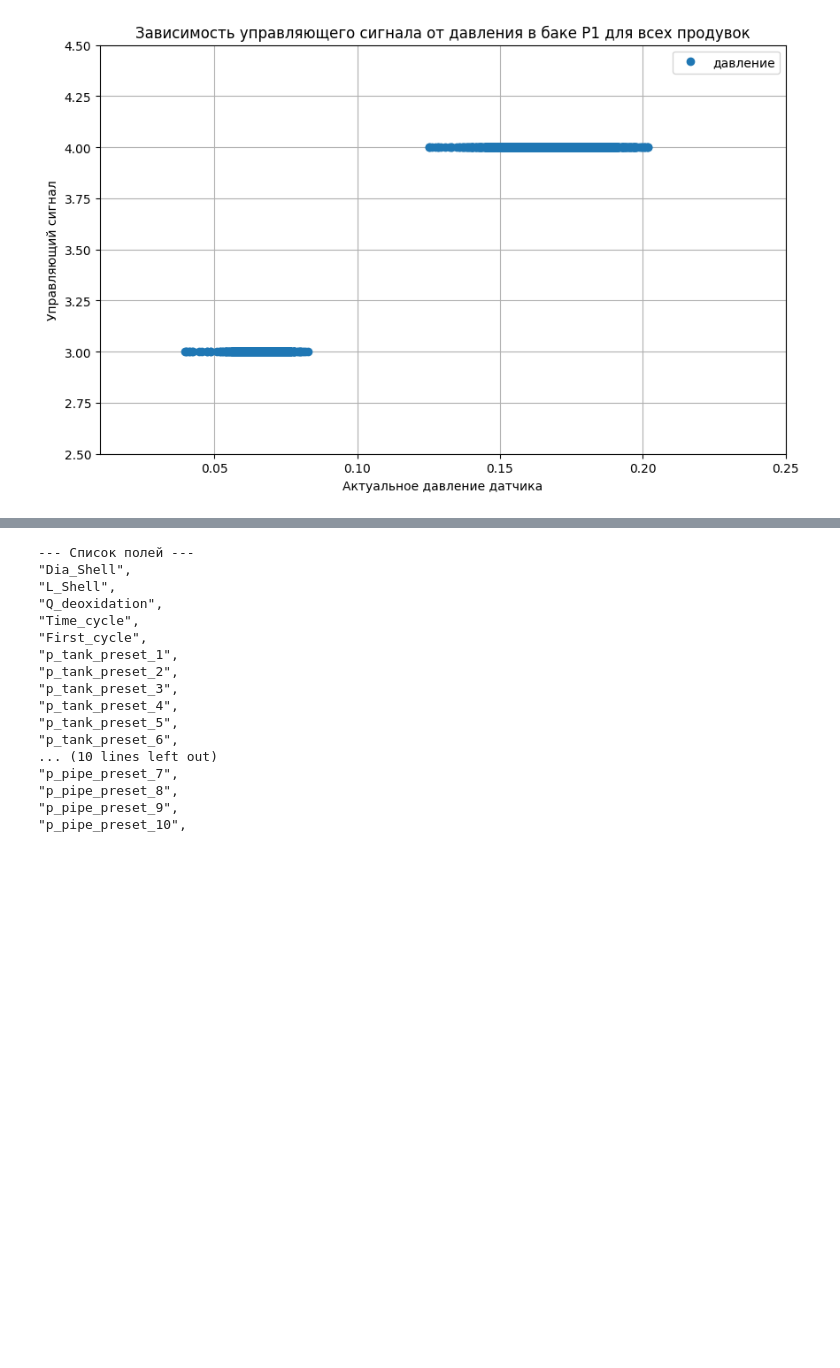
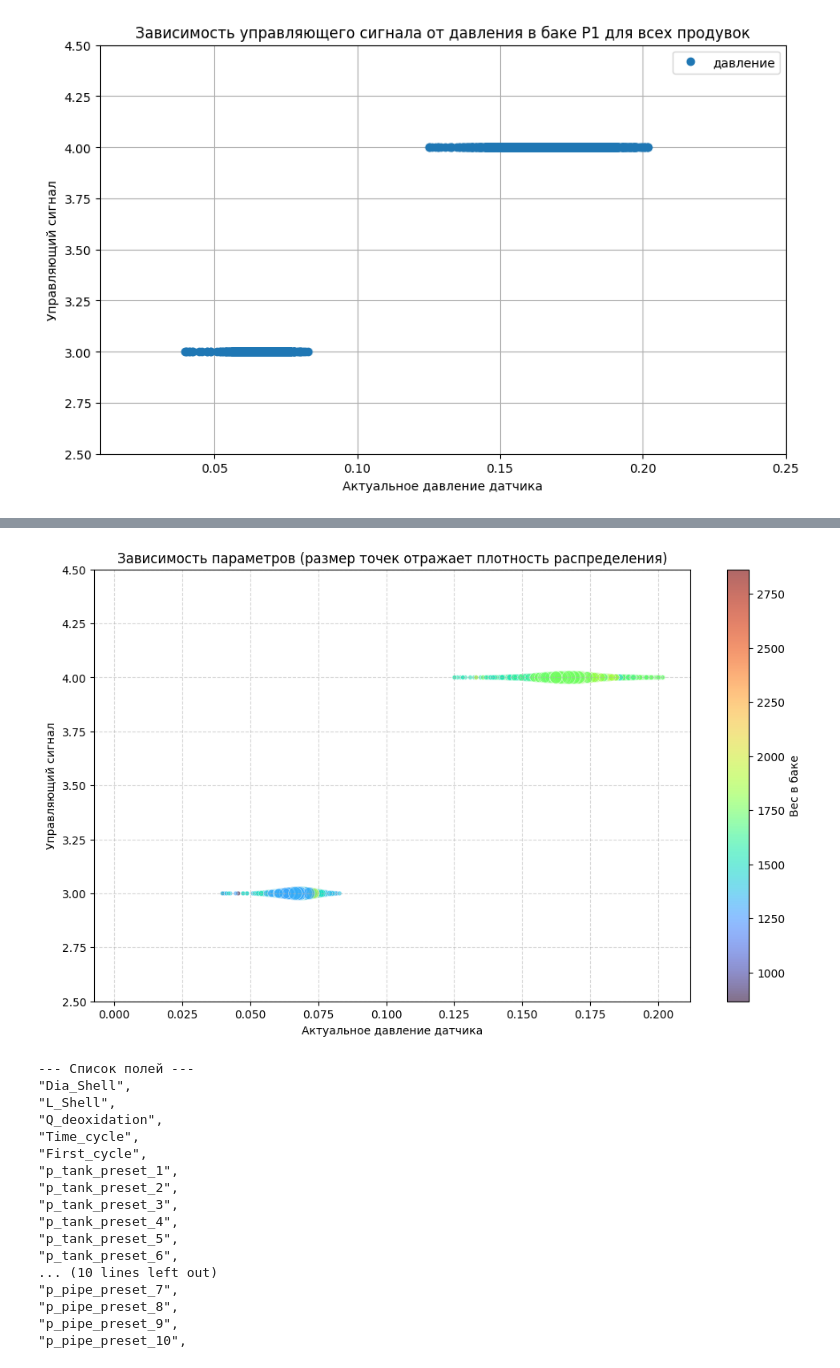
Before and after one commit to Chamipu/Deoxidation_analytical_model-, a Jupyter notebook: main_AnaliticModel.ipynb, the cells around one changed output, grey strips where cells are left out. Cells and saved outputs as stored; diff of their text form; code cells hidden in the pictures; blank space fills up the shorter version.

```diff
--- a/main_AnaliticModel.ipynb
+++ b/main_AnaliticModel.ipynb
@@ -118,3 +156,46 @@ plt.show()
+# %%
+import numpy as np
+import matplotlib.pyplot as plt
+from scipy.stats import gaussian_kde
+
+plt.figure(figsize=(12, 7))
+
+x = df_registry['IBA_DB\PT1009 Актуальное давление в баке P1 (бар)']
+y = df_registry['LD31W.VALVE 1007 - клапан бака, бар'] * 10
+# color_by = df_registry["duration"]
+color_by = df_registry["LD31W.Weigh P1 - вес в баке"]
+
+# Вычисляем плотность точек на плоскости
+xy = np.vstack([x, y])
+z = gaussian_kde(xy)(xy)
+
+# Нормализуем плотность, чтобы задать размер точек (например, от 15 до 150)
+sizes = 15 + 135 * (z - z.min()) / (z.max() - z.min())
+
+sc = plt.scatter(
+    x,
+    y,
+    c=color_by,
+    s=sizes,            # Размер зависит от плотности распределения
+    cmap='turbo',
+    alpha=0.6,
+    edgecolors='w',
+    linewidths=0.5
+)
+
+plt.xlabel('Актуальное давление датчика')
+plt.ylabel('Управляющий сигнал')
+plt.ylim(2.5, 4.5)
+
+cbar = plt.colorbar(sc)
+cbar.set_label('Вес в баке')
+# cbar.set_label('Время цикла')
+
+plt.grid(True, linestyle='--', alpha=0.5)
+plt.title('Зависимость параметров (размер точек отражает плотность распределения)')
+plt.show()
+# %% [output]
+[figure, added]
 # %%
 df_reference_setpoint = df_reference_setpoint.astype({'Dia_Shell': int, 'L_Shell': int})
 dm.show_columns_list(df_reference_setpoint)
```
Also changed, not shown: parts of 6 cells of this notebook, 9 other files.
